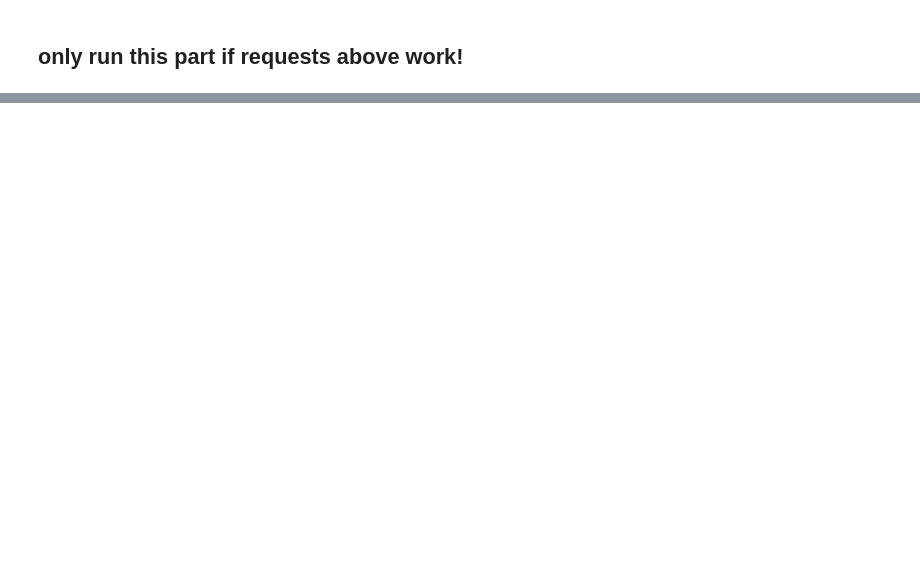
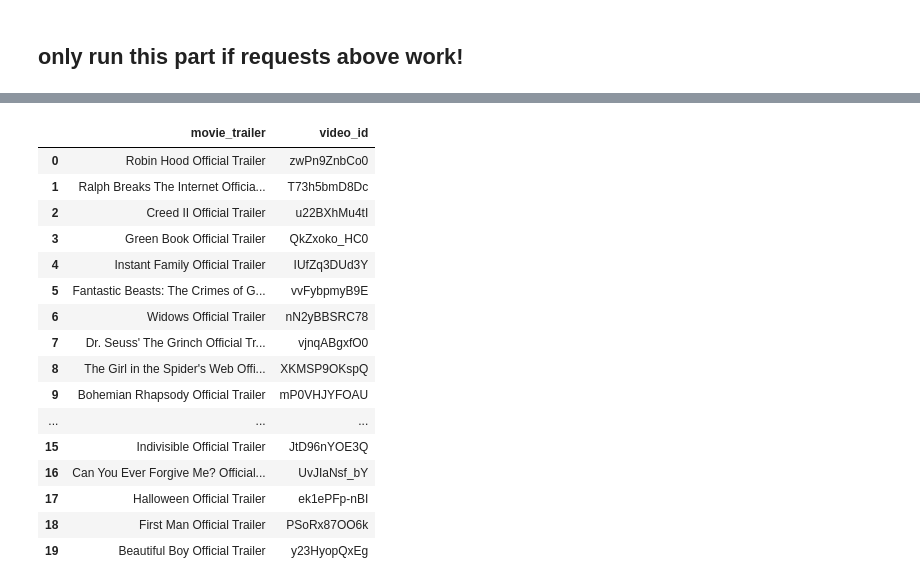
Before and after one commit to nsetnik0703/Netflix-Movie-Predictor, a Jupyter notebook: youtube_data.ipynb, the cells around one changed output, grey strips where cells are left out. Cells and saved outputs as stored; diff of their text form; code cells hidden in the pictures; blank space fills up the shorter version.

```diff
--- a/youtube_data.ipynb
+++ b/youtube_data.ipynb
@@ -160,0 +224,17 @@ df
+# %%
+# new dictionary
+d2 = {}
+
+# try to retrieve videoID for movies in m1 first
+for movie in m2:
+    search_url = base_url + ("search?part=snippet&maxResults=1&q={0}&key={1}").format(movie, gkey)
+
+    response = requests.get(search_url).json()
+    # check response
+    pprint(response)
+
+    # add to key-value pair of movie and videoID to dictionary
+    d2[movie] = response["items"][0]["id"]["videoId"]
+
+# create another (same) for loop for m2, m3..etc
+pprint(d2)
@@ -160,0 +259,23 @@ df
+# %%
+# create dataframe from dictionary
+df2 = pd.DataFrame.from_dict(list(d2.items()))
+df2 = df2.rename(columns={0: "movie_trailer", 1: "video_id"})
+df2
+# %% [output]
+|  | movie_trailer | video_id |
+| 0 | Robin Hood Official Trailer | zwPn9ZnbCo0 |
+| 1 | Ralph Breaks The Internet Officia... | T73h5bmD8Dc |
+| 2 | Creed II Official Trailer | u22BXhMu4tI |
+| 3 | Green Book Official Trailer | QkZxoko_HC0 |
+| 4 | Instant Family Official Trailer | IUfZq3DUd3Y |
+| 5 | Fantastic Beasts: The Crimes of G... | vvFybpmyB9E |
+| 6 | Widows Official Trailer | nN2yBBSRC78 |
+| 7 | Dr. Seuss' The Grinch Official Tr... | vjnqABgxfO0 |
+| 8 | The Girl in the Spider's Web Offi... | XKMSP9OKspQ |
+| 9 | Bohemian Rhapsody Official Trailer | mP0VHJYFOAU |
+| ... | ... | ... |
+| 15 | Indivisible Official Trailer | JtD96nYOE3Q |
+| 16 | Can You Ever Forgive Me? Official... | UvJIaNsf_bY |
+| 17 | Halloween Official Trailer | ek1ePFp-nBI |
+| 18 | First Man Official Trailer | PSoRx87OO6k |
+| 19 | Beautiful Boy Official Trailer | y23HyopQxEg |
```
Also changed, not shown: parts of 27 cells of this notebook, 1 other file.
